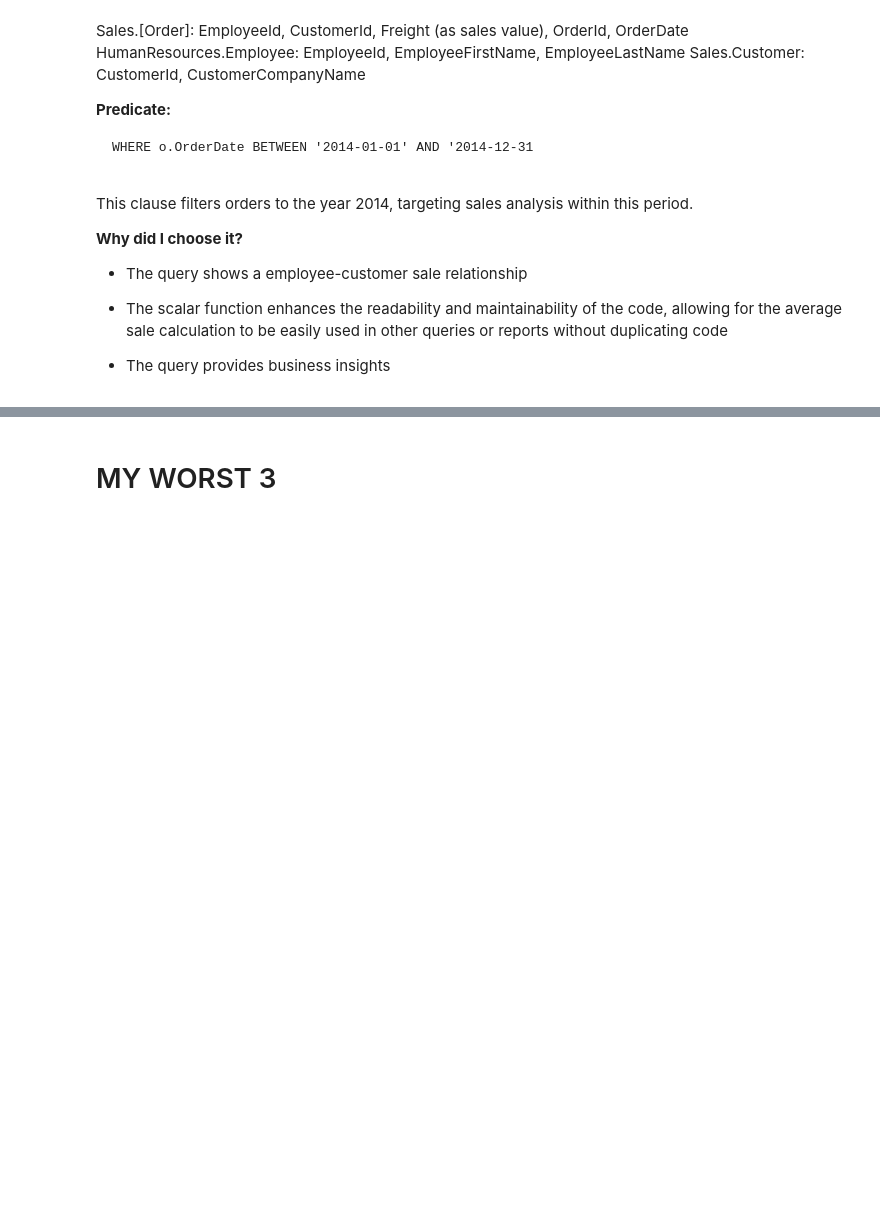
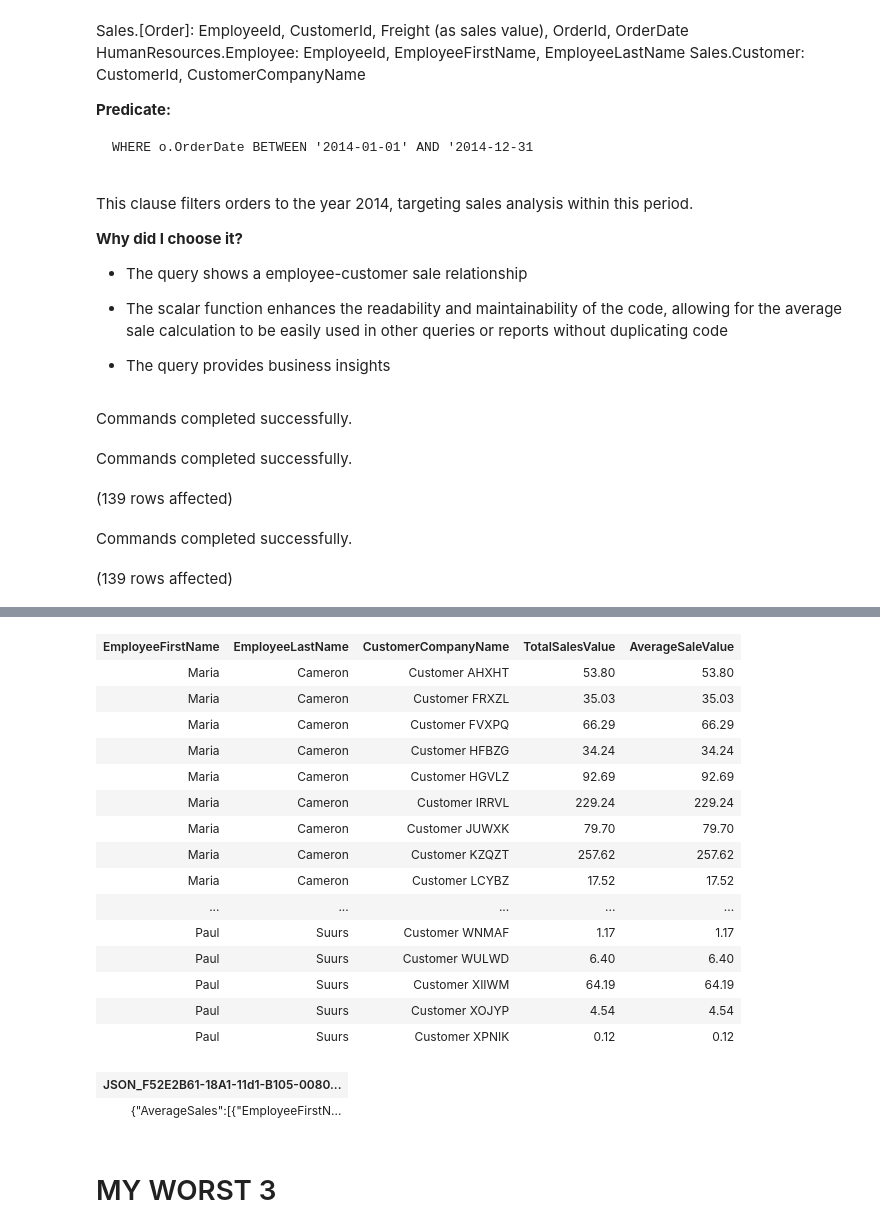
Before and after one commit to ileana-aguilar/SQL-Programming, a Jupyter notebook: Project1/Project1_IleanaAguilar.ipynb, the cells around one changed output, grey strips where cells are left out. Cells and saved outputs as stored; diff of their text form; code cells hidden in the pictures; blank space fills up the shorter version.

```diff
--- a/Project1/Project1_IleanaAguilar.ipynb
+++ b/Project1/Project1_IleanaAguilar.ipynb
@@ -258,7 +309,7 @@ ORDER BY
     e.EmployeeLastName,
     c.CustomerCompanyName;
 
-
+--JSON
 USE Northwinds2022TSQLV7;
 GO
 CREATE OR ALTER FUNCTION dbo.CalculateAverageSale
@@ -312,3 +363,9 @@ ORDER BY
     e.EmployeeLastName,
     c.CustomerCompanyName
 FOR JSON PATH, ROOT('AverageSales');
+# %% [output]
+Commands completed successfully.
+Commands completed successfully.
+(139 rows affected)
+Commands completed successfully.
+(139 rows affected)
@@ -315,3 +373,21 @@ FOR JSON PATH, ROOT('AverageSales');
+| EmployeeFirstName | EmployeeLastName | CustomerCompanyName | TotalSalesValue | AverageSaleValue |
+| Maria | Cameron | Customer AHXHT | 53.80 | 53.80 |
+| Maria | Cameron | Customer FRXZL | 35.03 | 35.03 |
+| Maria | Cameron | Customer FVXPQ | 66.29 | 66.29 |
+| Maria | Cameron | Customer HFBZG | 34.24 | 34.24 |
+| Maria | Cameron | Customer HGVLZ | 92.69 | 92.69 |
+| Maria | Cameron | Customer IRRVL | 229.24 | 229.24 |
+| Maria | Cameron | Customer JUWXK | 79.70 | 79.70 |
+| Maria | Cameron | Customer KZQZT | 257.62 | 257.62 |
+| Maria | Cameron | Customer LCYBZ | 17.52 | 17.52 |
+| ... | ... | ... | ... | ... |
+| Paul | Suurs | Customer WNMAF | 1.17 | 1.17 |
+| Paul | Suurs | Customer WULWD | 6.40 | 6.40 |
+| Paul | Suurs | Customer XIIWM | 64.19 | 64.19 |
+| Paul | Suurs | Customer XOJYP | 4.54 | 4.54 |
+| Paul | Suurs | Customer XPNIK | 0.12 | 0.12 |
+| JSON_F52E2B61-18A1-11d1-B105-0080... |
+| {"AverageSales":[{"EmployeeFirstN... |
 # %% [markdown]
 # MY WORST 3
 # %% [markdown]
```
Also changed, not shown: parts of 42 cells of this notebook.
